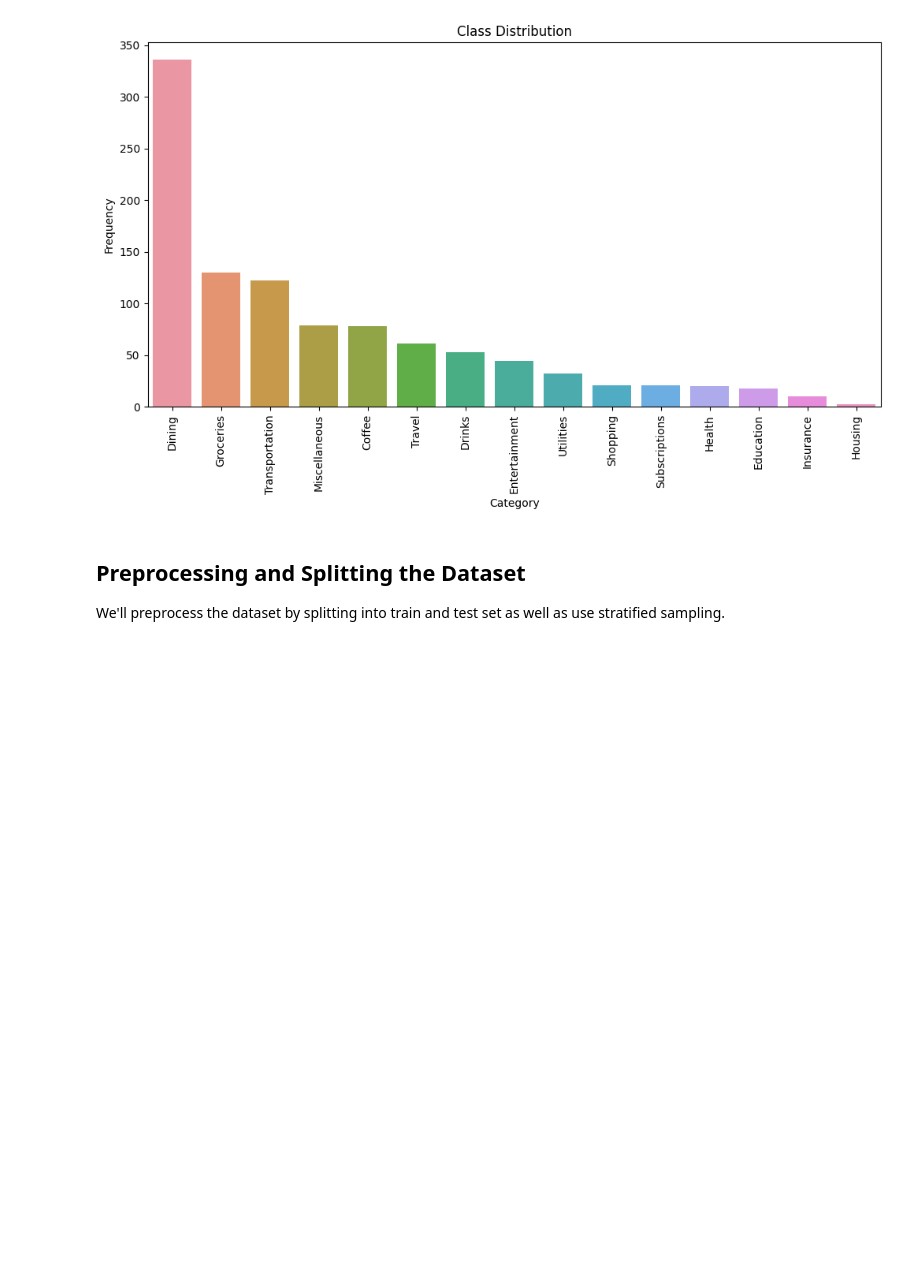
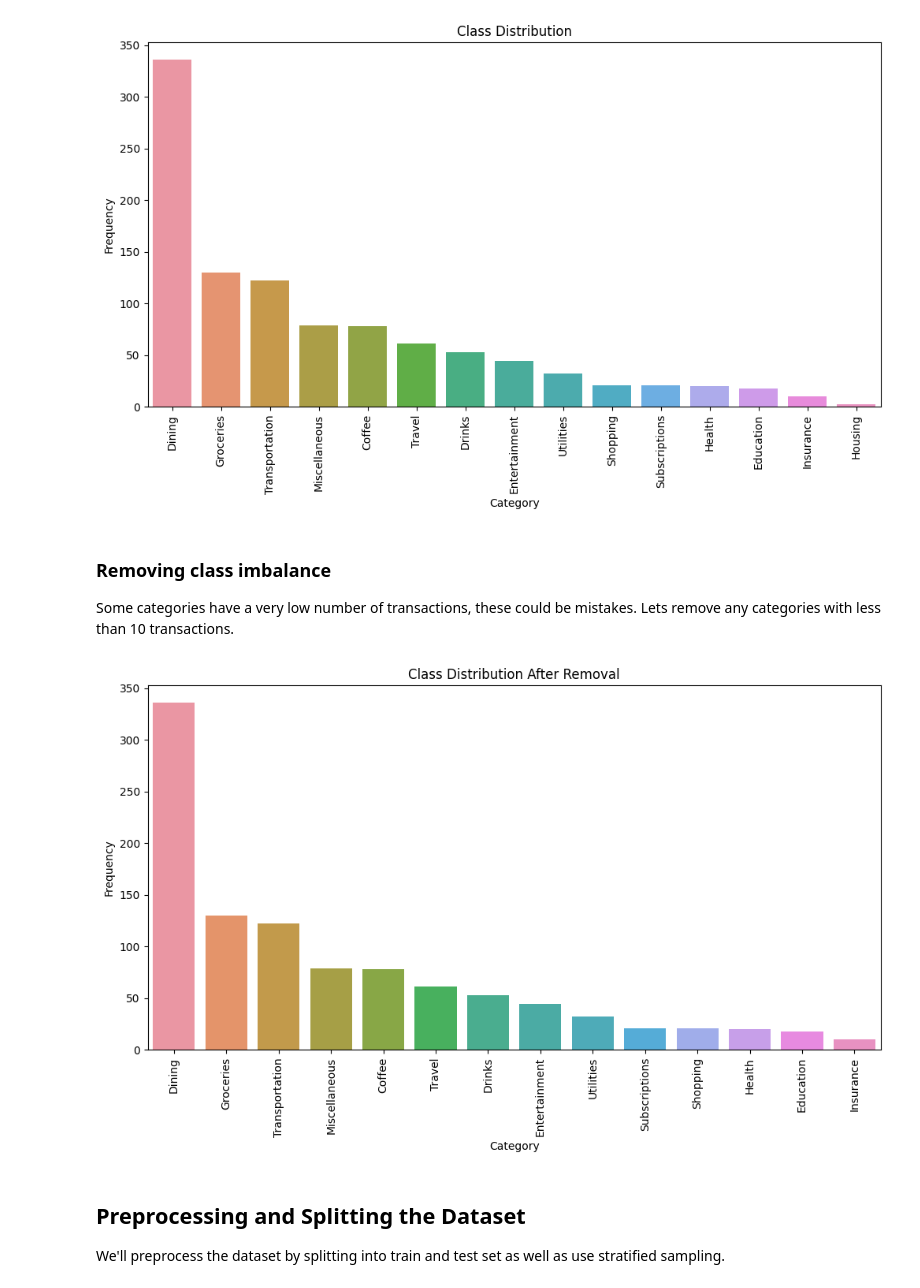
Before and after one commit to mrinoybanerjee/Transaction-Classification, a Jupyter notebook: notebooks/Non Deep Learning Approach.ipynb, the cells around one changed output. Cells and saved outputs as stored; diff of their text form; code cells hidden in the pictures; blank space fills up the shorter version.

```diff
--- a/notebooks/Non Deep Learning Approach.ipynb
+++ b/notebooks/Non Deep Learning Approach.ipynb
@@ -21,6 +23,27 @@ plt.title('Class Distribution')
 plt.show()
 # %% [output]
 [figure]
+# %% [markdown]
+### Removing class imbalance
+
+Some categories have a very low number of transactions, these could be mistakes. Lets remove any categories with less than 10 transactions.
+# %%
+# Remove classes with fewer than 10 rows
+class_counts = data['Category'].value_counts()
+categories_to_keep = class_counts[class_counts >= 10].index
+data = data[data['Category'].isin(categories_to_keep)]
+
+# Visualizing class distribution after removal
+plt.figure(figsize=(12, 6))
+class_counts_after = data['Category'].value_counts()
+sns.barplot(x=class_counts_after.index, y=class_counts_after.values)
+plt.ylabel('Frequency')
+plt.xlabel('Category')
+plt.xticks(rotation=90)
+plt.title('Class Distribution After Removal')
+plt.show()
+# %% [output]
+[figure, added]
 # %% [markdown]
 ## Preprocessing and Splitting the Dataset
 We'll preprocess the dataset by splitting into train and test set as well as use stratified sampling.
```
Also changed, not shown: parts of 4 cells of this notebook, 7 other files.
